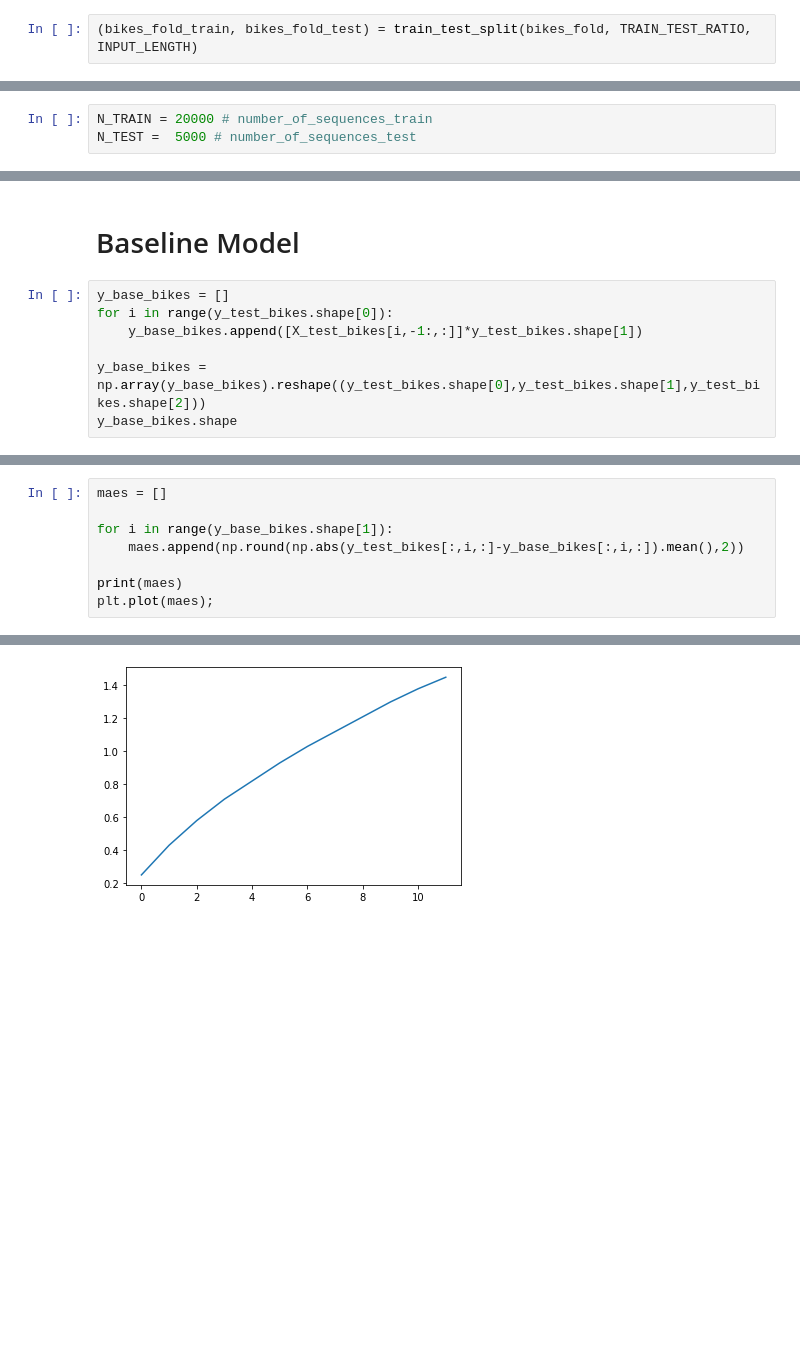
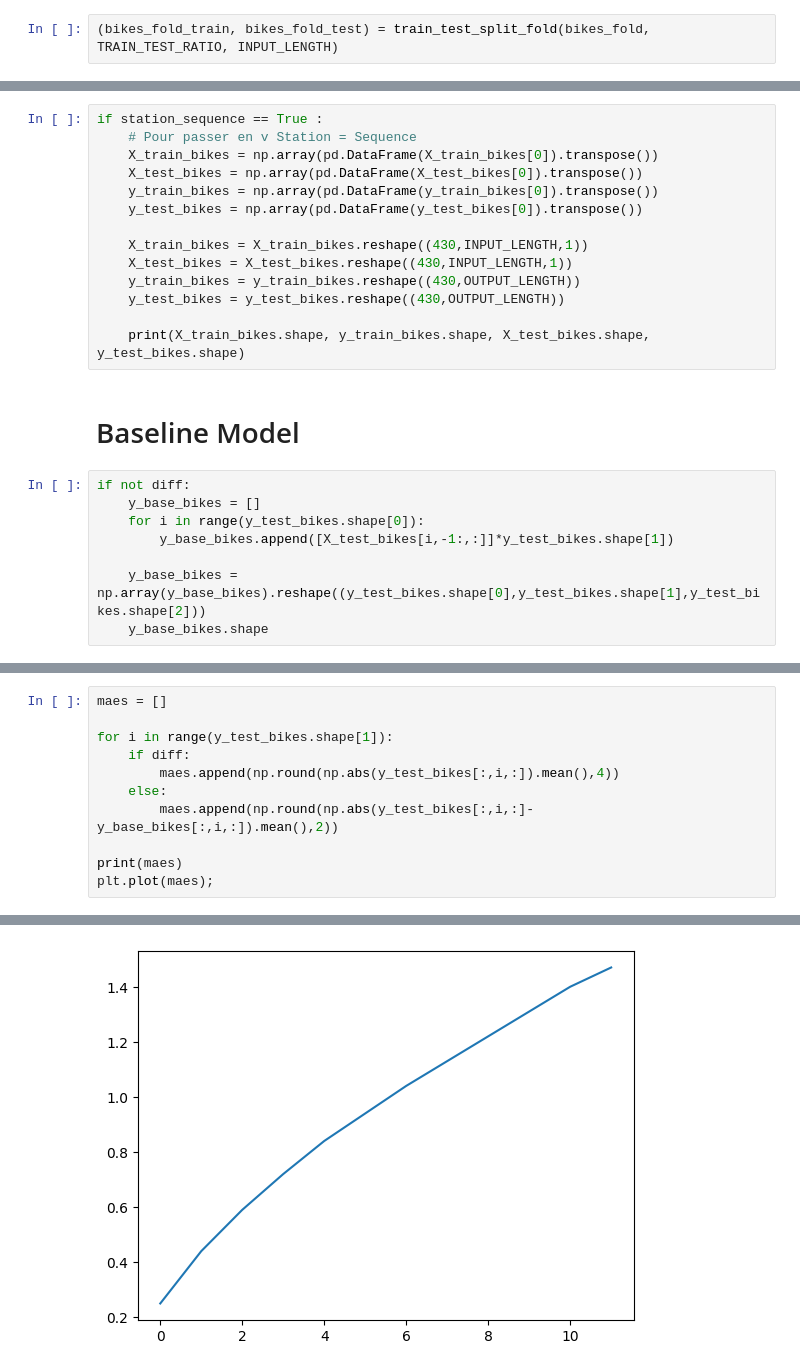
Before and after one commit to Arnaud-Tiago/Velov, a Jupyter notebook: RNN_vARO.ipynb, the cells around one changed output, grey strips where cells are left out. Drawn from its saved outputs; the diff is of its cells as text; blank space fills up the shorter version.

```diff
--- a/RNN_vARO.ipynb
+++ b/RNN_vARO.ipynb
@@ -171,3 +91,3 @@ bikes_fold = bikes_folds[0]
 # %%
-(bikes_fold_train, bikes_fold_test) = train_test_split(bikes_fold, TRAIN_TEST_RATIO, INPUT_LENGTH)
+(bikes_fold_train, bikes_fold_test) = train_test_split_fold(bikes_fold, TRAIN_TEST_RATIO, INPUT_LENGTH)
 # %% [output]
@@ -198,8 +98,5 @@ print(X_train.shape, y_train.shape, X_test.shape, y_test.shape)
 # %% [markdown]
 # Train/Test split
-# %%
-N_TRAIN = 20000 # number_of_sequences_train
-N_TEST =  5000 # number_of_sequences_test
 # %%
 X_train_bikes, y_train_bikes = get_X_y(bikes_fold_train, N_TRAIN, INPUT_LENGTH, OUTPUT_LENGTH)
 X_test_bikes, y_test_bikes = get_X_y(bikes_fold_test, N_TEST, INPUT_LENGTH, OUTPUT_LENGTH)
@@ -210,9 +107,24 @@ X_train_bikes.shape, y_train_bikes.shape, X_test_bikes.shape, y_test_bikes.shape
+# %%
+if station_sequence == True :
+    # Pour passer en v Station = Sequence
+    X_train_bikes = np.array(pd.DataFrame(X_train_bikes[0]).transpose())
+    X_test_bikes = np.array(pd.DataFrame(X_test_bikes[0]).transpose())
+    y_train_bikes = np.array(pd.DataFrame(y_train_bikes[0]).transpose())
+    y_test_bikes = np.array(pd.DataFrame(y_test_bikes[0]).transpose())
+
+    X_train_bikes = X_train_bikes.reshape((430,INPUT_LENGTH,1))
+    X_test_bikes = X_test_bikes.reshape((430,INPUT_LENGTH,1))
+    y_train_bikes = y_train_bikes.reshape((430,OUTPUT_LENGTH))
+    y_test_bikes = y_test_bikes.reshape((430,OUTPUT_LENGTH))
+
+    print(X_train_bikes.shape, y_train_bikes.shape, X_test_bikes.shape, y_test_bikes.shape)
 # %% [markdown]
 # Baseline Model
 # %%
-y_base_bikes = []
-for i in range(y_test_bikes.shape[0]):
-    y_base_bikes.append([X_test_bikes[i,-1:,:]]*y_test_bikes.shape[1])
+if not diff:
+    y_base_bikes = []
+    for i in range(y_test_bikes.shape[0]):
+        y_base_bikes.append([X_test_bikes[i,-1:,:]]*y_test_bikes.shape[1])
 
-y_base_bikes = np.array(y_base_bikes).reshape((y_test_bikes.shape[0],y_test_bikes.shape[1],y_test_bikes.shape[2]))
-y_base_bikes.shape
+    y_base_bikes = np.array(y_base_bikes).reshape((y_test_bikes.shape[0],y_test_bikes.shape[1],y_test_bikes.shape[2]))
+    y_base_bikes.shape
@@ -226,8 +139,11 @@ mae
 # %%
 maes = []
 
-for i in range(y_base_bikes.shape[1]):
-    maes.append(np.round(np.abs(y_test_bikes[:,i,:]-y_base_bikes[:,i,:]).mean(),2))
+for i in range(y_test_bikes.shape[1]):
+    if diff:
+        maes.append(np.round(np.abs(y_test_bikes[:,i,:]).mean(),4))
+    else:
+        maes.append(np.round(np.abs(y_test_bikes[:,i,:]-y_base_bikes[:,i,:]).mean(),2))
 
 print(maes)
 plt.plot(maes);
@@ -236 +152 @@ plt.plot(maes);
-[figure, old version]
+[figure, new version]
```
Also changed, not shown: parts of 51 cells of this notebook.
